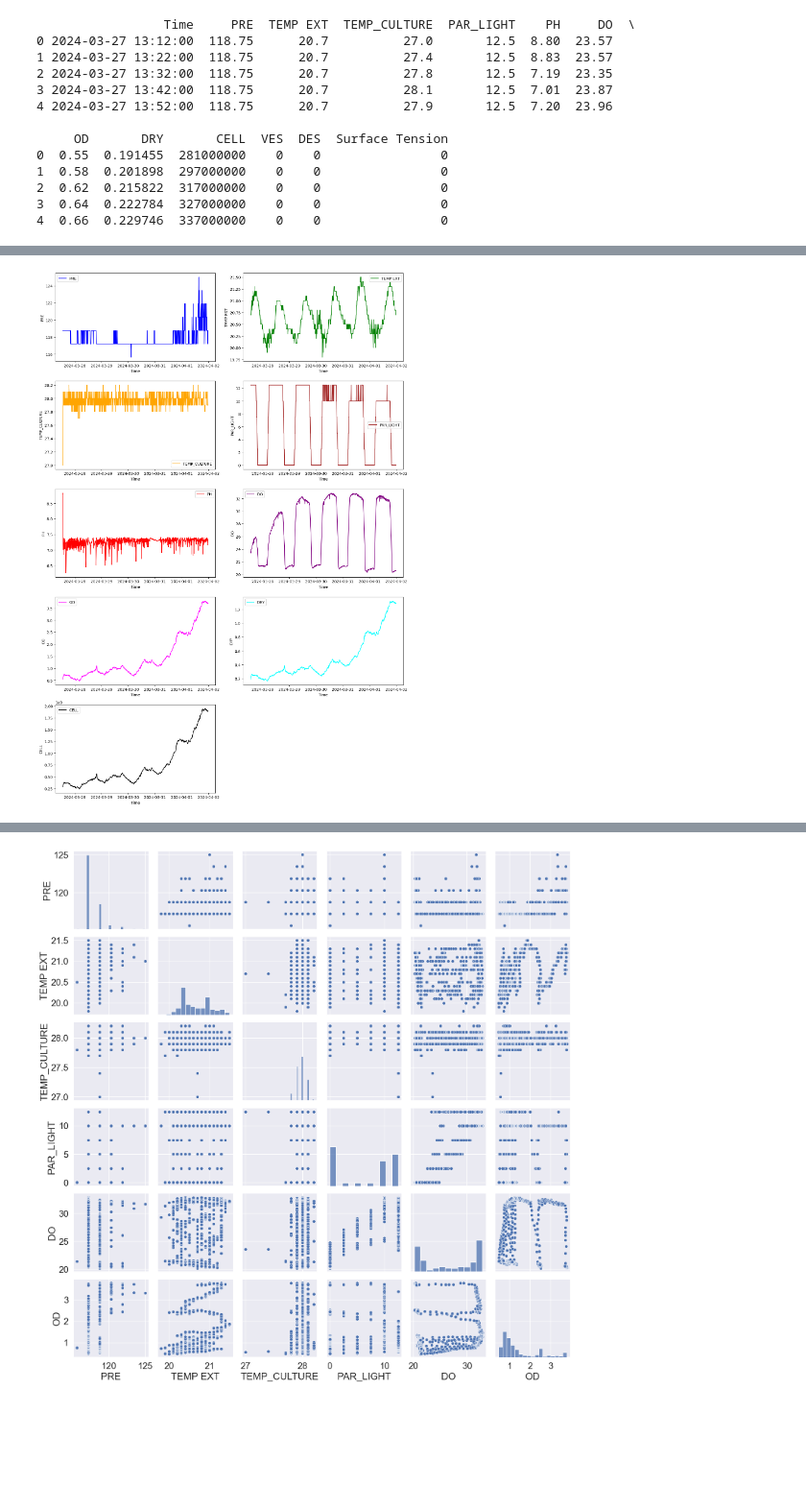
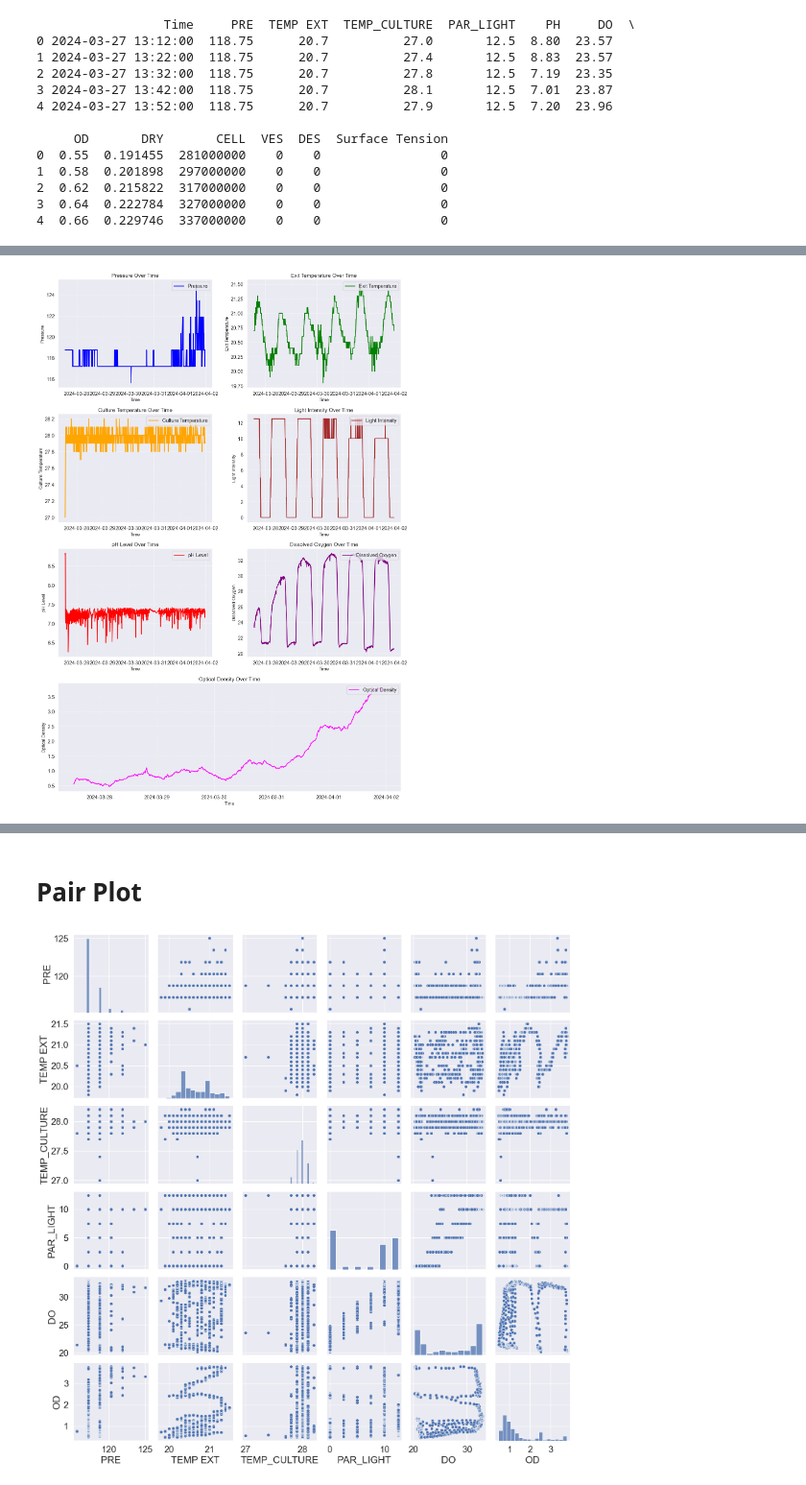
Before and after one commit to Boskabadi/PBR, a Jupyter notebook: PBR.ipynb, the cells around one changed output, grey strips where cells are left out. Shown at 96% size. Cells and saved outputs as stored; diff of their text form; code cells hidden in the pictures; blank space fills up the shorter version.

```diff
--- a/PBR.ipynb
+++ b/PBR.ipynb
@@ -50,36 +50,61 @@ Note: you may need to restart the kernel to use updated packages.
 # %%
 import pandas as pd
 import matplotlib.pyplot as plt
 
-# Creating subplots with 5 rows and 2 columns
-fig, axs = plt.subplots(5, 2, figsize=(14, 20))  # 5 rows, 2 columns
+# Assuming df is your DataFrame and it contains the relevant data
+# df = pd.read_csv('your_data.csv')
+
+# Creating subplots with 4 rows and 2 columns
+fig, axs = plt.subplots(4, 2, figsize=(14, 20))  # 4 rows, 2 columns
 
 # Flatten the 2D array of axes to easily iterate through them
 axs = axs.flatten()
 
-# List of columns to plot
-columns = ['PRE', 'TEMP EXT', 'TEMP_CULTURE', 'PAR_LIGHT', 'PH', 'DO', 'OD', 'DRY', 'CELL']
+# List of columns to plot with their new labels
+columns_labels = [
+    ('PRE', 'Pressure'),
+    ('TEMP EXT', 'Exit Temperature'),
+    ('TEMP_CULTURE', 'Culture Temperature'),
+    ('PAR_LIGHT', 'Light Intensity'),
+    ('PH', 'pH Level'),
+    ('DO', 'Dissolved Oxygen'),
+    ('OD', 'Optical Density')
+]
 
 # List of colors for each plot
-colors = ['blue', 'green', 'orange', 'brown', 'red', 'purple', 'magenta', 'cyan', 'black']
+colors = ['blue', 'green', 'orange', 'brown', 'red', 'purple', 'magenta']
 
 # Plotting each column against 'Time'
-for i, (column, color) in enumerate(zip(columns, colors)):
-    axs[i].plot(df['Time'], df[column], label=column, color=color)
-    axs[i].set_ylabel(column)
-    axs[i].set_xlabel('Time')
-    axs[i].legend()
+for i, ((column, label), color) in enumerate(zip(columns_labels, colors)):
+    axs[i].plot(df['Time'], df[column], label=label, color=color, linewidth=2)
+    axs[i].set_ylabel(label, fontsize=12)
+    axs[i].set_xlabel('Time', fontsize=12)
+    axs[i].set_title(f'{label} Over Time', fontsize=14)
+    axs[i].grid(True, linestyle='--', alpha=0.6)
+    axs[i].legend(loc='upper right')
 
-# Remove the last subplot (9th subplot in a 10 plot layout)
+# Remove the last two subplots (last row, which has 2 axes)
 fig.delaxes(axs[-1])
+fig.delaxes(axs[-2])
 
-# Adjust layout
+# Add a new subplot to the last row, centered
+ax_centered = fig.add_subplot(4, 1, 4)  # 4 rows, 1 column, last plot
+column, label = columns_labels[-1]  # Get the data for the last plot
+color = colors[-1]
+ax_centered.plot(df['Time'], df[column], label=label, color=color, linewidth=2)
+ax_centered.set_ylabel(label, fontsize=12)
+ax_centered.set_xlabel('Time', fontsize=12)
+ax_centered.set_title(f'{label} Over Time', fontsize=14)
+ax_centered.grid(True, linestyle='--', alpha=0.6)
+ax_centered.legend(loc='upper right')
+
+# Adjust layout to prevent overlap
 plt.tight_layout()
 
 # Show the plot
 plt.show()
 # %% [output]
-[figure, old version]
+[figure, new version]
 # %%
 import datetime
 
@@ -113,6 +138,8 @@ print(dft)
 777  20.57  3.71  1.291451  1900000000    0    0                0
 
 [778 rows x 13 columns]
+# %% [markdown]
+# Pair Plot
 # %%
 import pandas as pd
 import seaborn as sns
```
Also changed, not shown: parts of 16 cells of this notebook.
